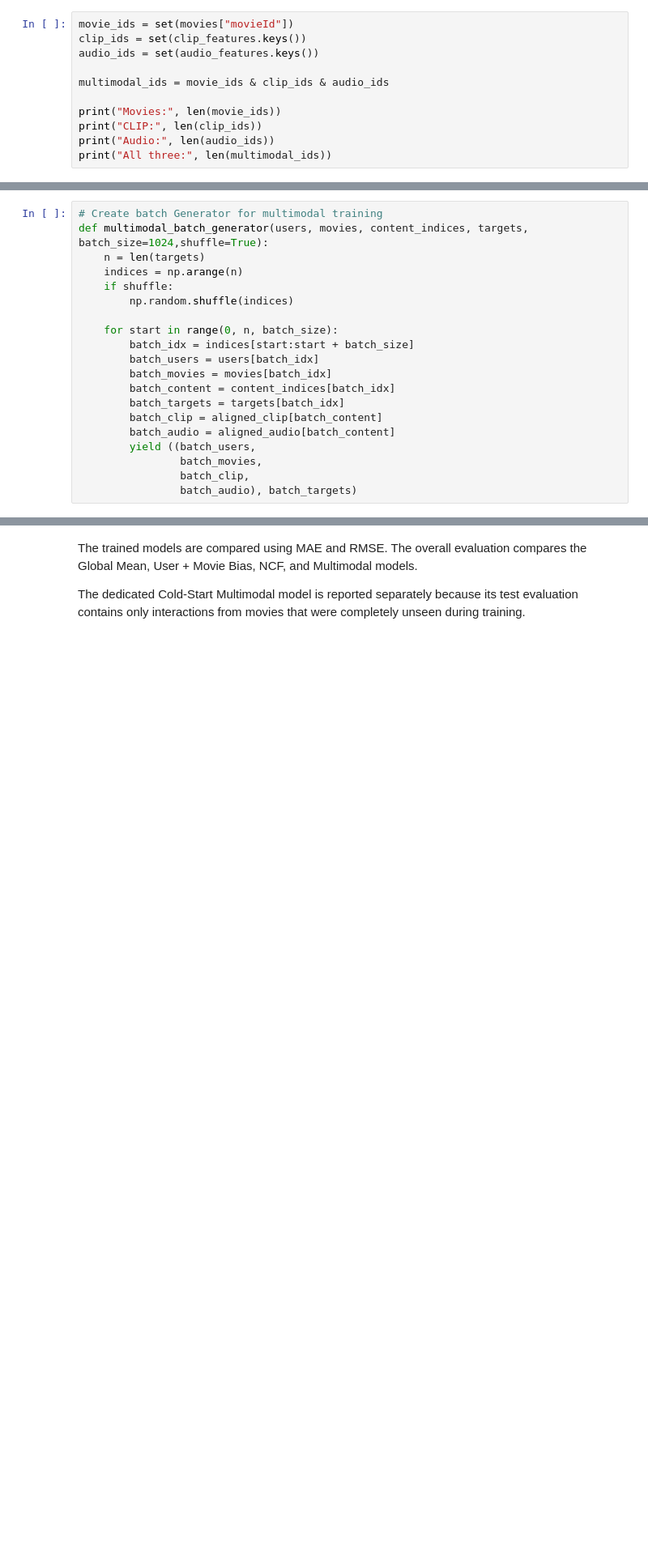
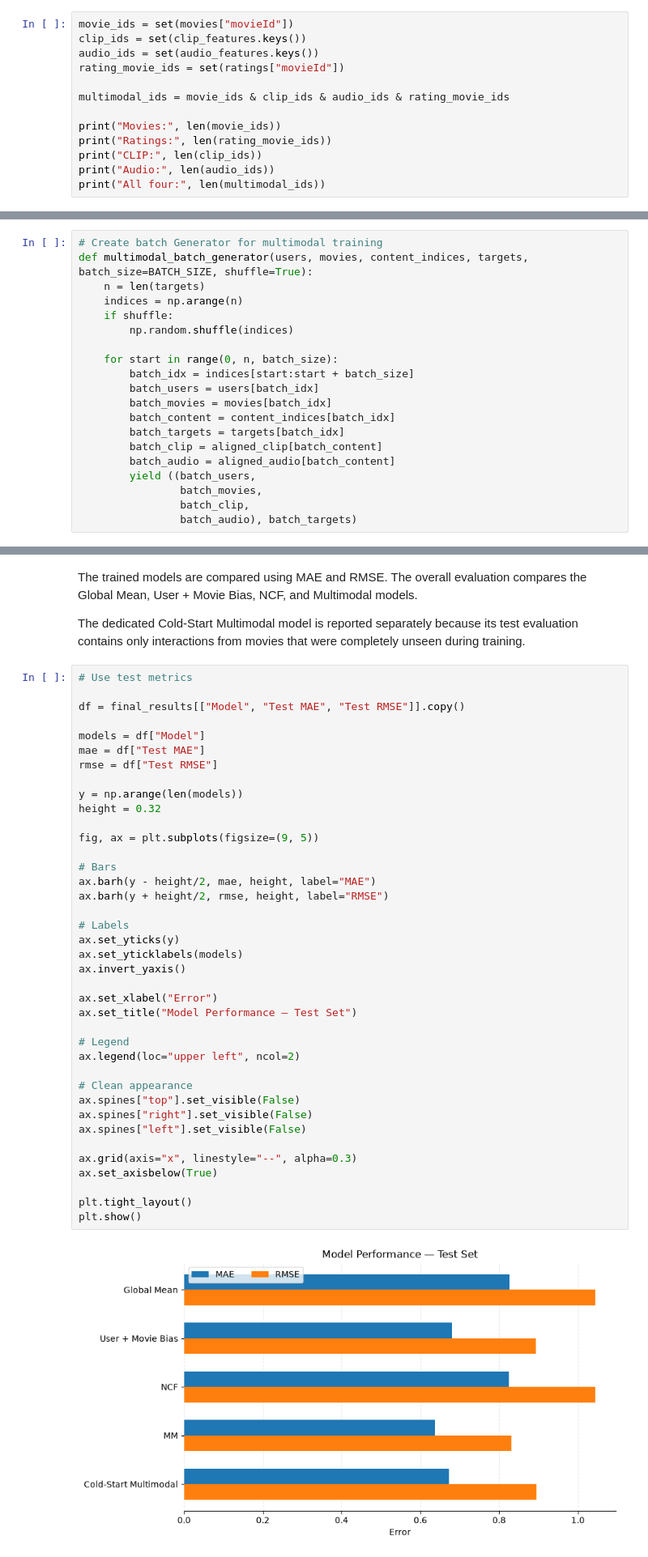
Before and after one commit to Hemanthsai456/Leveraging-Poster-and-Trailer-Audio-Embeddings-for-Cold-Start-Movie-Recommendation, a Jupyter notebook: notebooks/01_Notebook.ipynb, the cells around one changed output, grey strips where cells are left out. Shown at 81% size. Cells and saved outputs as stored; diff of their text form; blank space fills up the shorter version.

Commit message:
add better model comparison

```diff
--- a/notebooks/01_Notebook.ipynb
+++ b/notebooks/01_Notebook.ipynb
@@ -136,12 +136,14 @@ Embedding length: 128
 movie_ids = set(movies["movieId"])
 clip_ids = set(clip_features.keys())
 audio_ids = set(audio_features.keys())
+rating_movie_ids = set(ratings["movieId"])
 
-multimodal_ids = movie_ids & clip_ids & audio_ids
+multimodal_ids = movie_ids & clip_ids & audio_ids & rating_movie_ids
 
 print("Movies:", len(movie_ids))
+print("Ratings:", len(rating_movie_ids))
 print("CLIP:", len(clip_ids))
 print("Audio:", len(audio_ids))
-print("All three:", len(multimodal_ids))
+print("All four:", len(multimodal_ids))
 # %% [output]
 Movies: 27278
@@ -1446,7 +1429,7 @@ Content indices: (14975947,)
 Targets: (14975947,)
 # %%
 # Create batch Generator for multimodal training
-def multimodal_batch_generator(users, movies, content_indices, targets, batch_size=1024,shuffle=True):
+def multimodal_batch_generator(users, movies, content_indices, targets, batch_size=BATCH_SIZE, shuffle=True):
     n = len(targets)
     indices = np.arange(n)
     if shuffle:
@@ -2343,6 +2326,47 @@ NCF, and Multimodal models.
 The dedicated Cold-Start Multimodal model is reported separately because
 its test evaluation contains only interactions from movies that were
 completely unseen during training.
+# %%
+# Use test metrics
+
+df = final_results[["Model", "Test MAE", "Test RMSE"]].copy()
+
+models = df["Model"]
+mae = df["Test MAE"]
+rmse = df["Test RMSE"]
+
+y = np.arange(len(models))
+height = 0.32
+
+fig, ax = plt.subplots(figsize=(9, 5))
+
+# Bars
+ax.barh(y - height/2, mae, height, label="MAE")
+ax.barh(y + height/2, rmse, height, label="RMSE")
+
+# Labels
+ax.set_yticks(y)
+ax.set_yticklabels(models)
+ax.invert_yaxis()
+
+ax.set_xlabel("Error")
+ax.set_title("Model Performance — Test Set")
+
+# Legend
+ax.legend(loc="upper left", ncol=2)
+
+# Clean appearance
+ax.spines["top"].set_visible(False)
+ax.spines["right"].set_visible(False)
+ax.spines["left"].set_visible(False)
+
+ax.grid(axis="x", linestyle="--", alpha=0.3)
+ax.set_axisbelow(True)
+
+plt.tight_layout()
+plt.show()
+# %% [output]
+[figure, added]
 # %%
 comparison_plot = final_results.copy()
 
```
Also changed, not shown: parts of 4 cells of this notebook.
